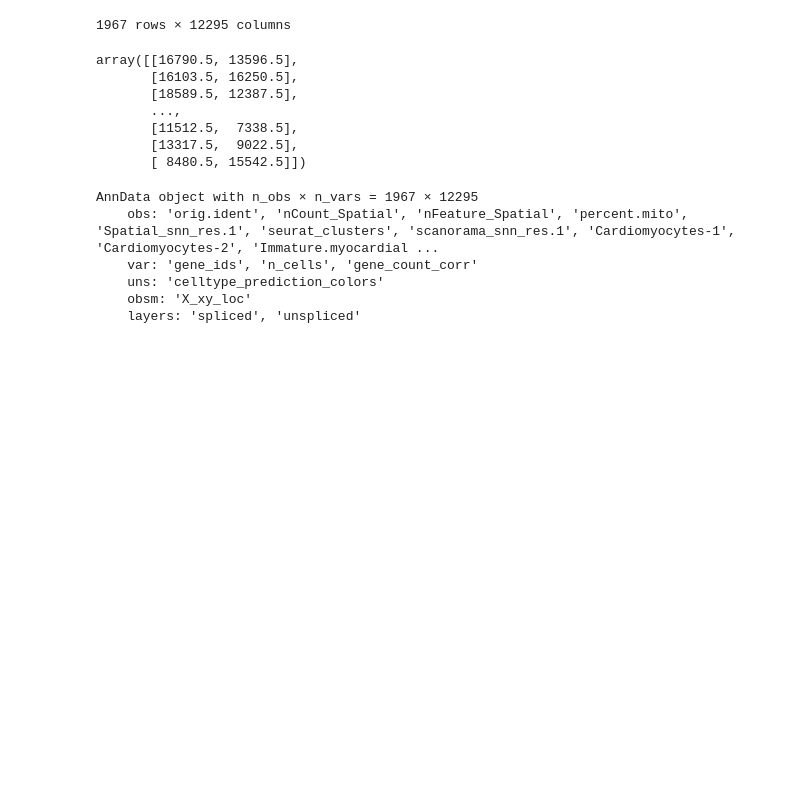
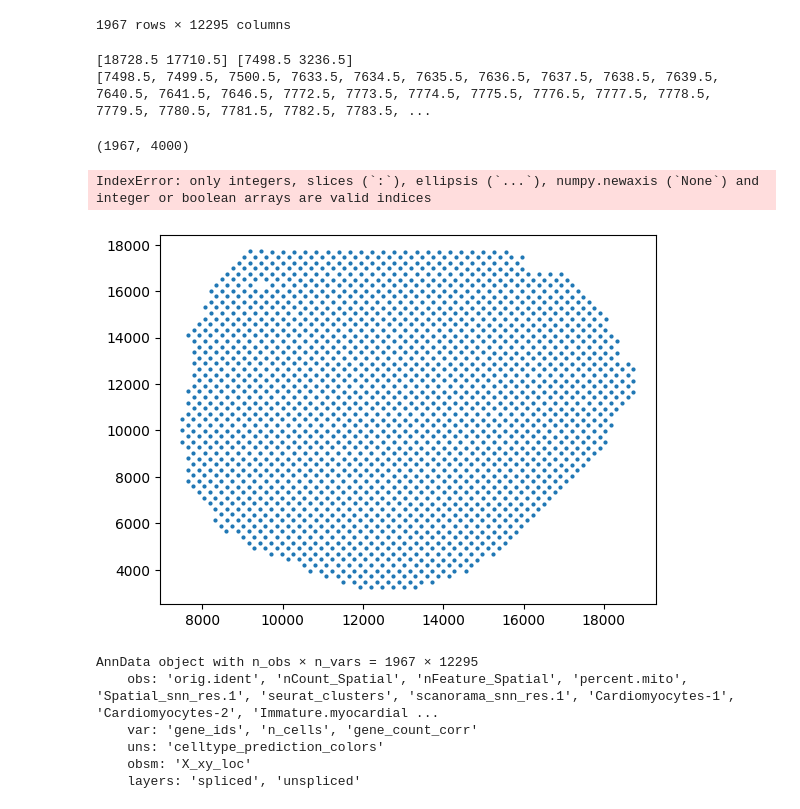
Before and after one commit to Tian-Bai/spatial-RNAvelo, a Jupyter notebook: data_test.ipynb, the cells around one changed output. Drawn from its saved outputs; the diff is of its cells as text; code cells hidden in the pictures; blank space fills up the shorter version.

Commit message:
new model

```diff
--- a/data_test.ipynb
+++ b/data_test.ipynb
@@ -142,13 +144,24 @@ st.to_df("unspliced")
 | TTGTTGTGTGTCAAGA | 0.0 | 0.0 | 0.0 | 0.0 | 0.0 | 0.0 | 0.0 | 0.0 | 0.0 | 0.0 | ... |
 | TTGTTTCACATCCAGG | 0.0 | 0.0 | 0.0 | 0.0 | 0.0 | 0.0 | 0.0 | 0.0 | 0.0 | 0.0 | ... |
 1967 rows × 12295 columns
-# %%
-st.obsm['X_xy_loc']
-# %% [output]
-array([[16790.5, 13596.5],
-       [16103.5, 16250.5],
-       [18589.5, 12387.5],
-       ...,
-       [11512.5,  7338.5],
-       [13317.5,  9022.5],
-       [ 8480.5, 15542.5]])
+# %%
+xy = st.obsm['X_xy_loc']
+print(np.max(xy, axis=0), np.min(xy, axis=0))
+
+xdata, ydata = xy[:, 0], xy[:, 1]
+xdata = list(set(xdata))
+ydata = list(set(ydata))
+xdata.sort()
+ydata.sort()
+
+print(xdata)
+# %% [output]
+[18728.5 17710.5] [7498.5 3236.5]
+[7498.5, 7499.5, 7500.5, 7633.5, 7634.5, 7635.5, 7636.5, 7637.5, 7638.5, 7639.5, 7640.5, 7641.5, 7646.5, 7772.5, 7773.5, 7774.5, 7775.5, 7776.5, 7777.5, 7778.5, 7779.5, 7780.5, 7781.5, 7782.5, 7783.5, ...
+# %%
+u = st.to_df('unspliced')
+s = st.to_df('spliced')
+
+z = np.column_stack((u, s))
+# %% [output]
+(1967, 4000)
@@ -155,3 +170,14 @@ array([[16790.5, 13596.5],
+# %%
+import model
+
+A, _, _ = model.discretize(xy, [[zz[0]] for zz in z])
+# %% [output]
+IndexError: only integers, slices (`:`), ellipsis (`...`), numpy.newaxis (`None`) and integer or boolean arrays are valid indices
+# %%
+plt.scatter(xy[:, 0], xy[:, 1], s=4)
+plt.show()
+# %% [output]
+[figure, added]
 # %%
 st
 # %% [output]
```
Also changed, not shown: parts of 4 cells of this notebook, 4 other files.
